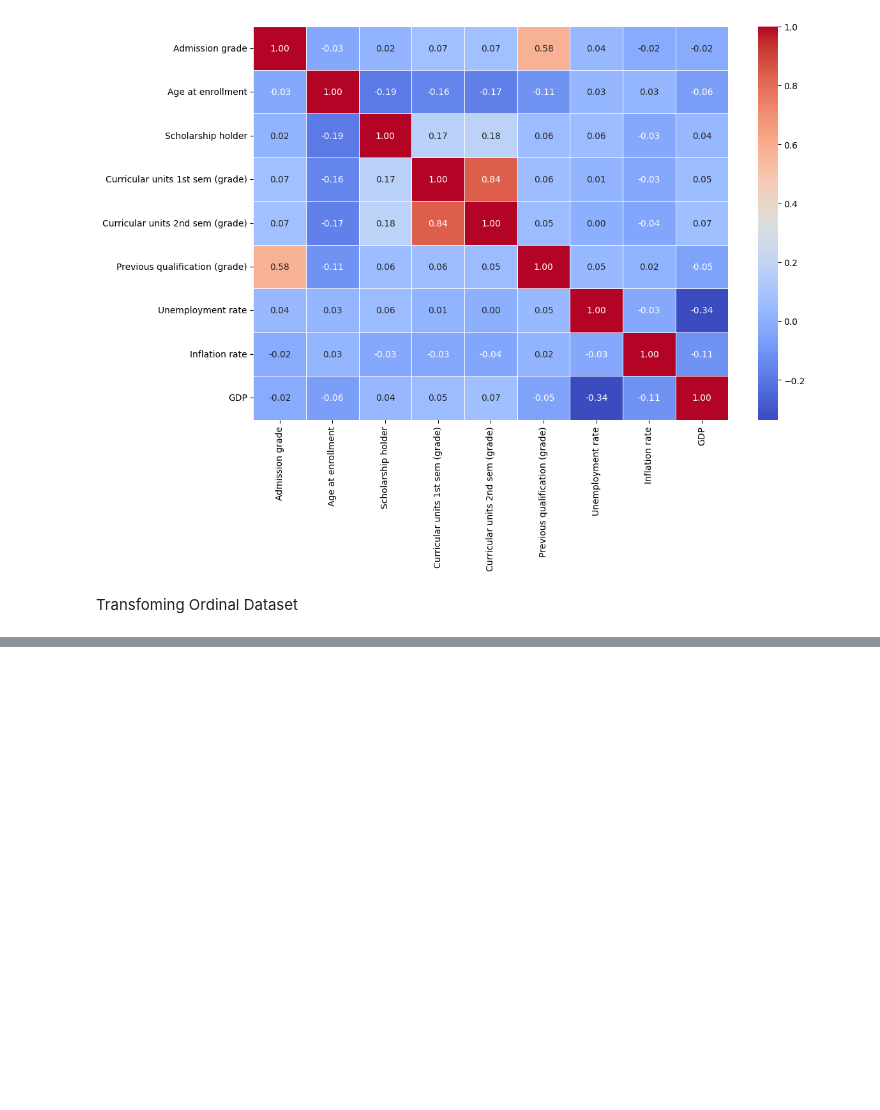
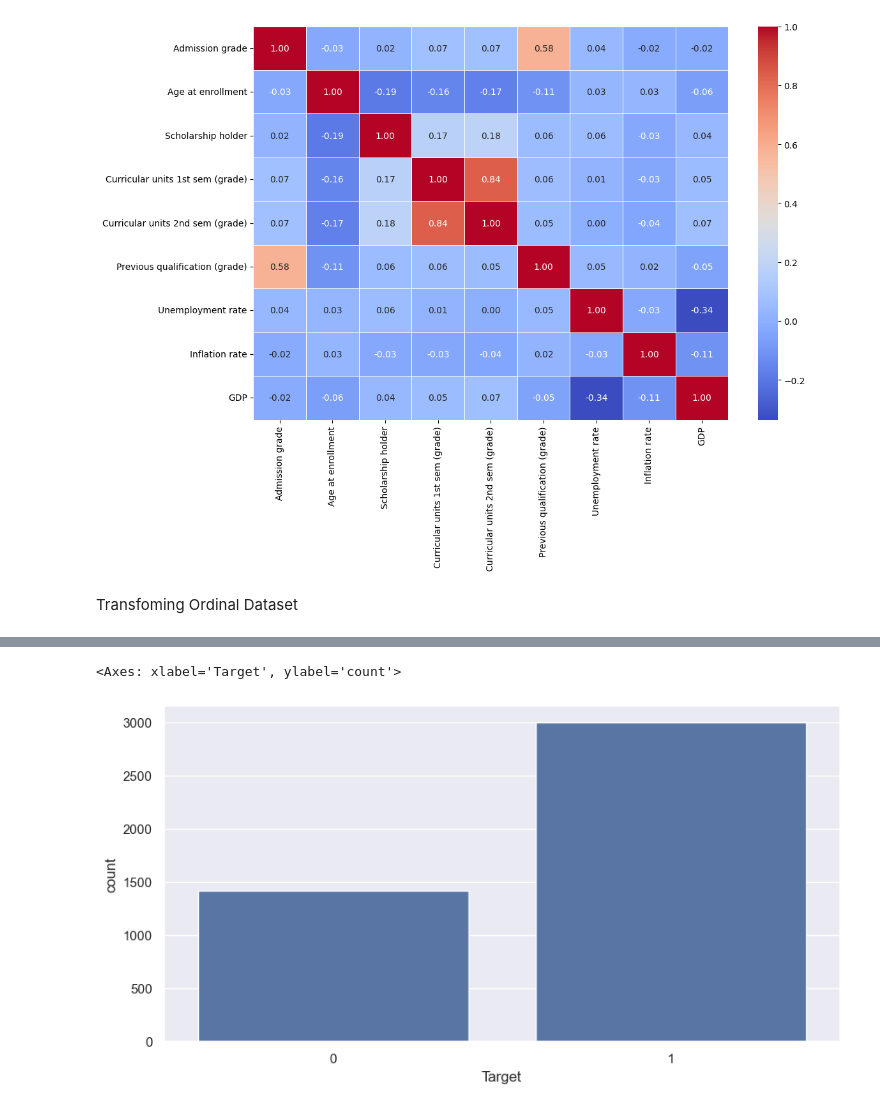
Before and after one commit to georgiakarenlau/bt4240, a Jupyter notebook: eda.ipynb, the cells around one changed output, grey strips where cells are left out. Saved outputs shown, nothing was run; the diff lists cells and outputs as text; code cells hidden in the pictures; blank space fills up the shorter version.

```diff
--- a/eda.ipynb
+++ b/eda.ipynb
@@ -288,13 +294,3 @@ sns.heatmap(corr_matrix, annot=True, cmap="coolwarm", fmt=".2f", linewidths=0.5)
 [figure]
 # %% [markdown]
 Transfoming Ordinal Dataset
-# %%
-# Define the mapping
-df["Target"] = df["Target"].replace({"Enrolled": "Non-Dropout", "Graduate": "Non-Dropout"})
-
-# Convert to binary values (Label Encoding)
-df["Target"] = df["Target"].map({"Dropout": 0, "Non-Dropout": 1})
-
-print(df["Target"])
-# Check the updated target column
-print(df["Target"].value_counts())
@@ -316,0 +297,8 @@ Name: count, dtype: int64
+# %%
+# df['Target'].head(30)
+
+df = df.replace({ 'Target' : { 'Dropout' : 0, 'Not Dropout' : 1} }) # Transform 'Dropout' to class 0 and 'Not Dropout' to class 1
+df["Target"] = df["Target"].astype(int)
+
+
+df.info()
@@ -316,0 +323,7 @@ Name: count, dtype: int64
+# %%
+sns.set(rc={'figure.figsize':(10, 5)})
+
+sns.countplot(x=df['Target'])
+# %% [output]
+<Axes: xlabel='Target', ylabel='count'>
+[figure, added]
```
Also changed, not shown: parts of 4 cells of this notebook.
